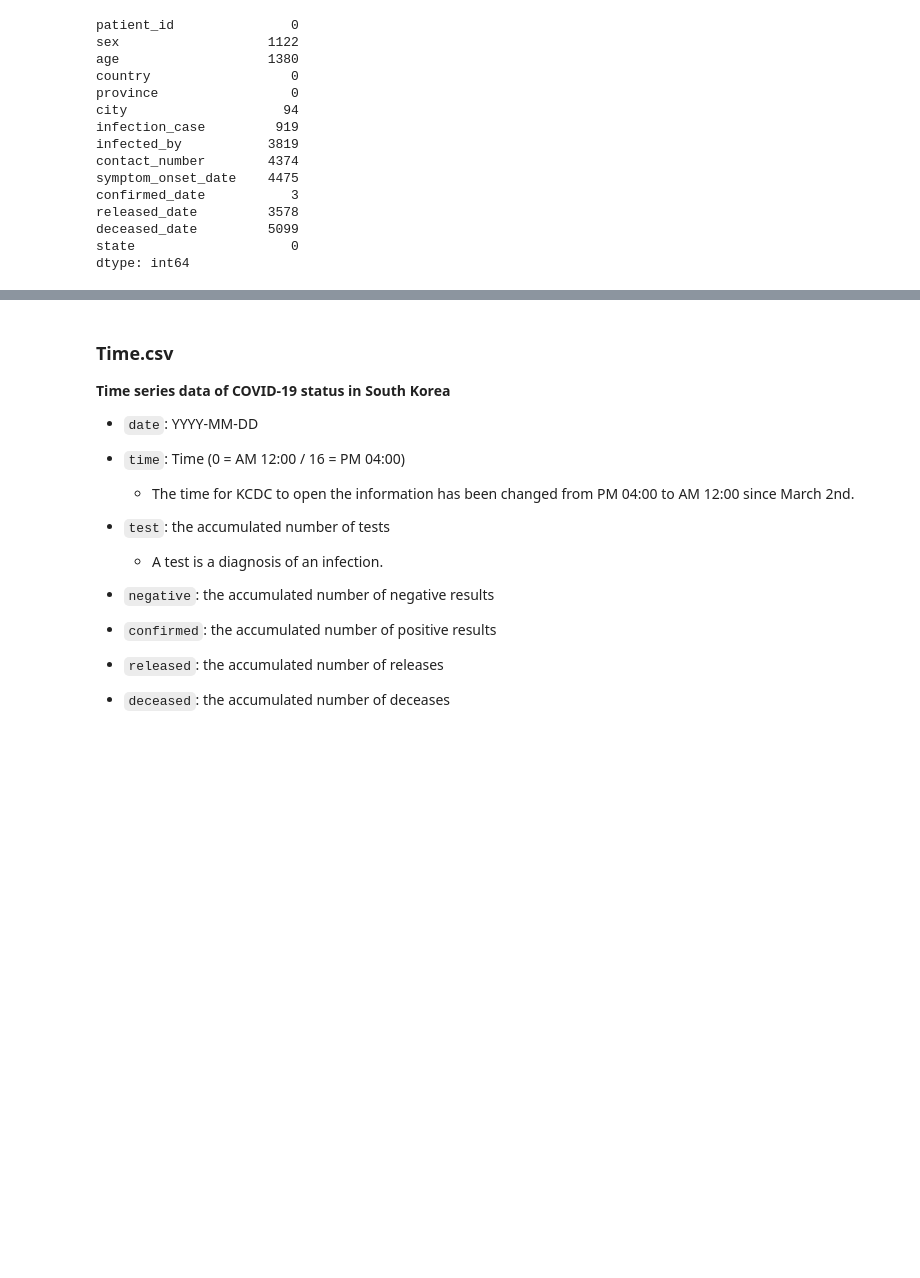
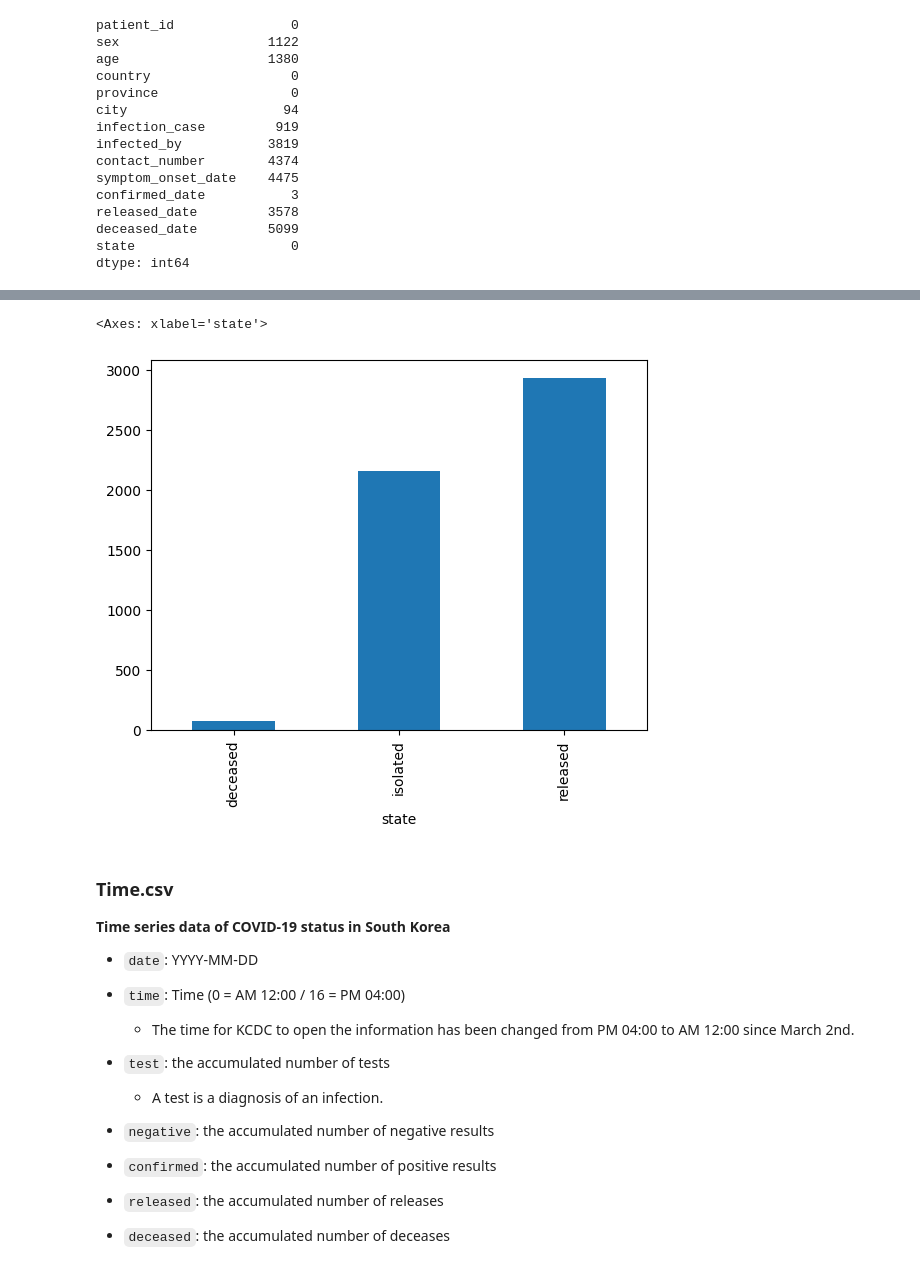
Before and after one commit to AndranikSargsyan/Data-Visualization-Project, a Jupyter notebook: analysis.ipynb, the cells around one changed output, grey strips where cells are left out. Saved outputs shown, nothing was run; the diff lists cells and outputs as text; code cells hidden in the pictures; blank space fills up the shorter version.

```diff
--- a/analysis.ipynb
+++ b/analysis.ipynb
@@ -235,3 +248,9 @@ dtype: int64
+# %%
+sex_dist = patient_info_df.groupby('state').count()['patient_id']
+sex_dist.plot.bar()
+# %% [output]
+<Axes: xlabel='state'>
+[figure, added]
 # %% [markdown]
 ### Time.csv
 
```
Also changed, not shown: parts of 2 cells of this notebook.
